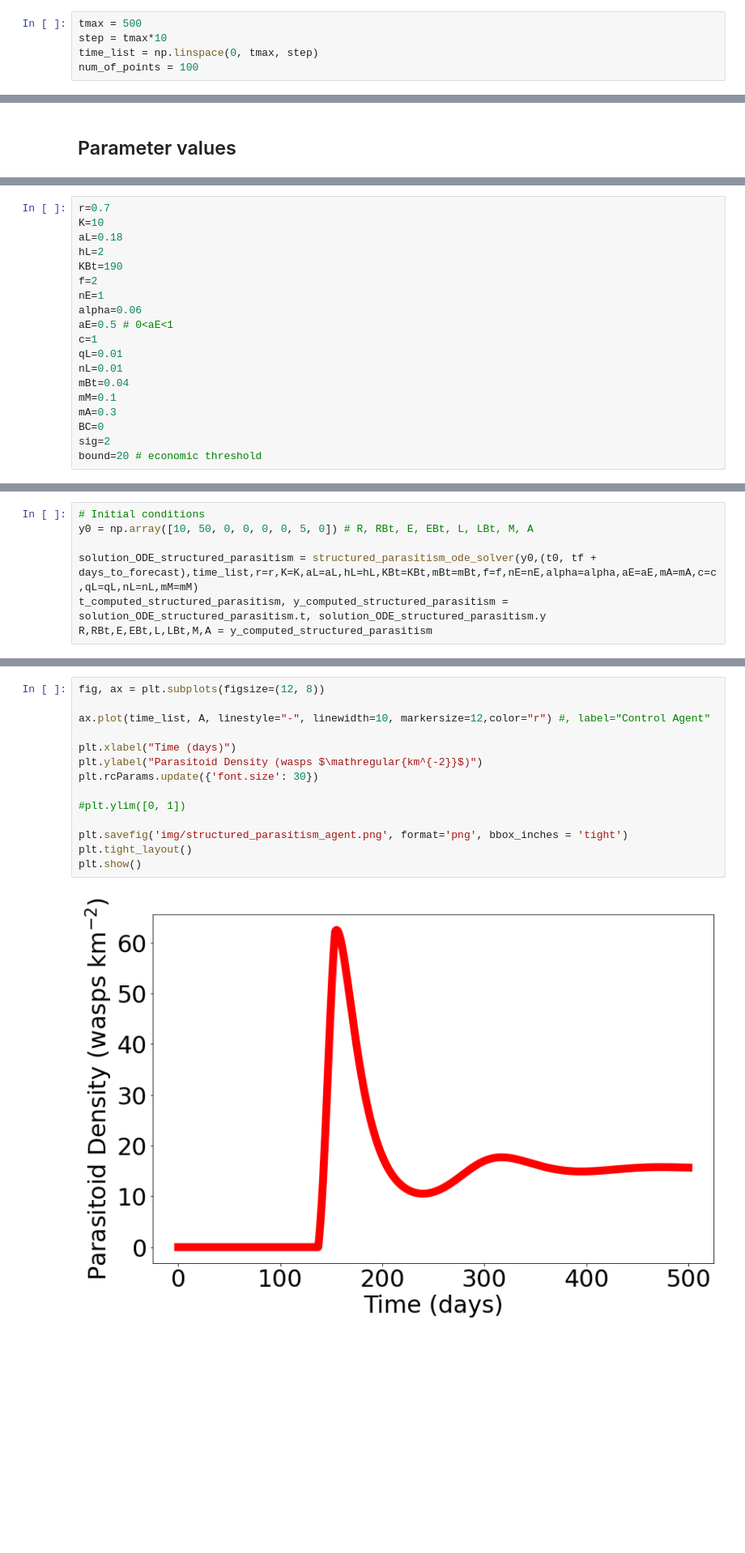
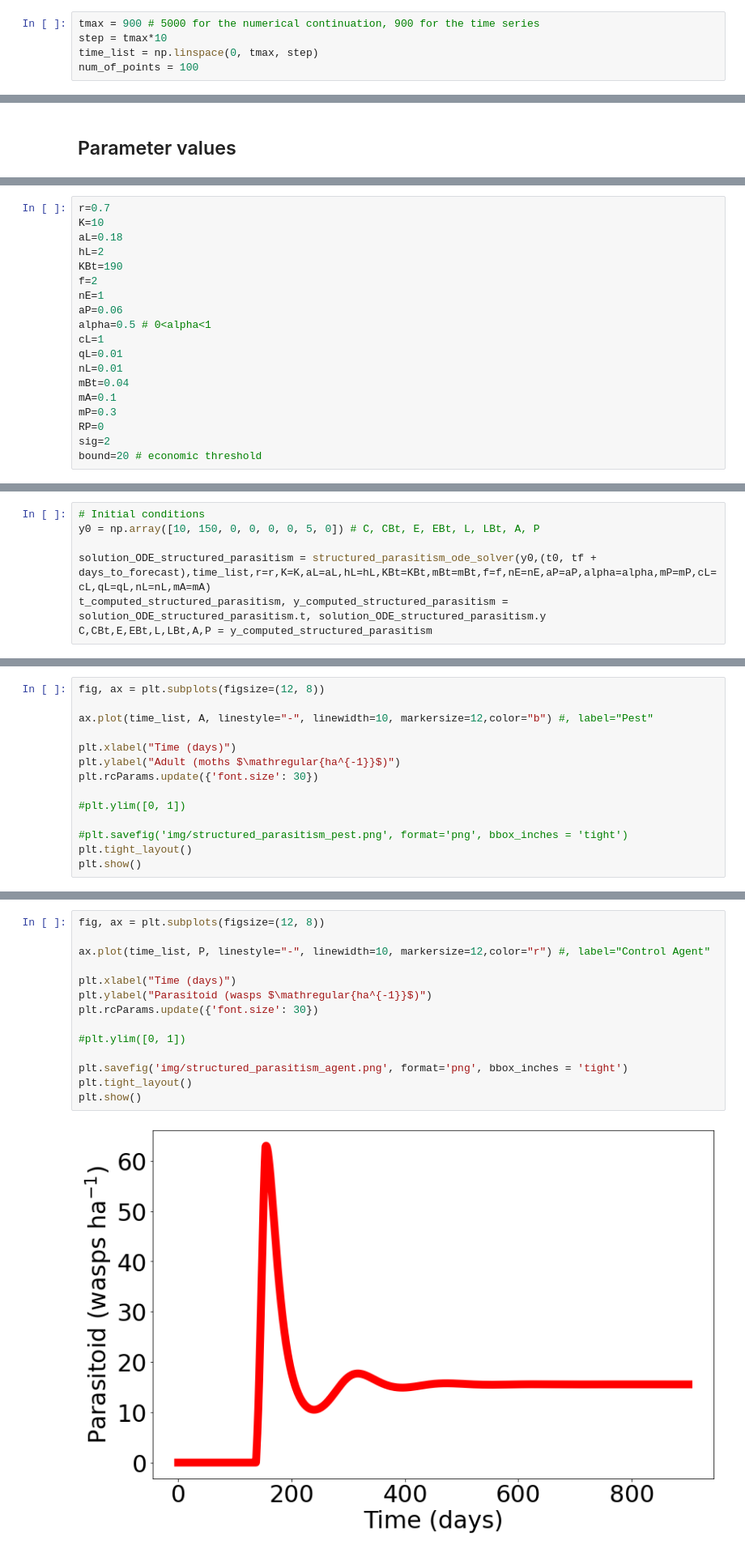
Before and after one commit to Tungdil01/Spodoptera, a Jupyter notebook: spodoptera.ipynb, the cells around one changed output, grey strips where cells are left out. Shown at 81% size. Cells and saved outputs as stored; diff of their text form; blank space fills up the shorter version.

```diff
--- a/spodoptera.ipynb
+++ b/spodoptera.ipynb
@@ -16,5 +16,5 @@ method = "Radau"
 # %%
-tmax = 500
+tmax = 900 # 5000 for the numerical continuation, 900 for the time series
 step = tmax*10
 time_list = np.linspace(0, tmax, step)
 num_of_points = 100
@@ -49,15 +49,15 @@ hL=2
 KBt=190
 f=2
 nE=1
-alpha=0.06
-aE=0.5 # 0<aE<1
-c=1
+aP=0.06
+alpha=0.5 # 0<alpha<1
+cL=1
 qL=0.01
 nL=0.01
 mBt=0.04
-mM=0.1
-mA=0.3
-BC=0
+mA=0.1
+mP=0.3
+RP=0
 sig=2
 bound=20 # economic threshold
 # %%
@@ -153,9 +165,9 @@ tf = time_list.max()
 days_to_forecast = 0
 # %%
 # Initial conditions
-y0 = np.array([10, 50, 0, 0, 0, 0, 5, 0]) # R, RBt, E, EBt, L, LBt, M, A
+y0 = np.array([10, 150, 0, 0, 0, 0, 5, 0]) # C, CBt, E, EBt, L, LBt, A, P
 
-solution_ODE_structured_parasitism = structured_parasitism_ode_solver(y0,(t0, tf + days_to_forecast),time_list,r=r,K=K,aL=aL,hL=hL,KBt=KBt,mBt=mBt,f=f,nE=nE,alpha=alpha,aE=aE,mA=mA,c=c,qL=qL,nL=nL,mM=mM)
+solution_ODE_structured_parasitism = structured_parasitism_ode_solver(y0,(t0, tf + days_to_forecast),time_list,r=r,K=K,aL=aL,hL=hL,KBt=KBt,mBt=mBt,f=f,nE=nE,aP=aP,alpha=alpha,mP=mP,cL=cL,qL=qL,nL=nL,mA=mA)
 t_computed_structured_parasitism, y_computed_structured_parasitism = solution_ODE_structured_parasitism.t, solution_ODE_structured_parasitism.y
-R,RBt,E,EBt,L,LBt,M,A = y_computed_structured_parasitism
+C,CBt,E,EBt,L,LBt,A,P = y_computed_structured_parasitism
 # %%
@@ -226,0 +240,14 @@ plt.show()
+# %%
+fig, ax = plt.subplots(figsize=(12, 8))
+
+ax.plot(time_list, A, linestyle="-", linewidth=10, markersize=12,color="b") #, label="Pest"
+
+plt.xlabel("Time (days)")
+plt.ylabel("Adult (moths $\mathregular{ha^{-1}}$)")
+plt.rcParams.update({'font.size': 30})
+
+#plt.ylim([0, 1])
+
+#plt.savefig('img/structured_parasitism_pest.png', format='png', bbox_inches = 'tight')
+plt.tight_layout()
+plt.show()
@@ -227,19 +256,19 @@ plt.show()
 # %%
 fig, ax = plt.subplots(figsize=(12, 8))
 
-ax.plot(time_list, A, linestyle="-", linewidth=10, markersize=12,color="r") #, label="Control Agent"
+ax.plot(time_list, P, linestyle="-", linewidth=10, markersize=12,color="r") #, label="Control Agent"
 
 plt.xlabel("Time (days)")
-plt.ylabel("Parasitoid Density (wasps $\mathregular{km^{-2}}$)")
+plt.ylabel("Parasitoid (wasps $\mathregular{ha^{-1}}$)")
 plt.rcParams.update({'font.size': 30})
 
 #plt.ylim([0, 1])
 
 plt.savefig('img/structured_parasitism_agent.png', format='png', bbox_inches = 'tight')
 plt.tight_layout()
 plt.show()
 # %% [output]
-[figure, old version]
+[figure, new version]
 # %% [markdown]
 ## Sensitivity Analyses
 # %% [markdown]
```
Also changed, not shown: parts of 26 cells of this notebook.
